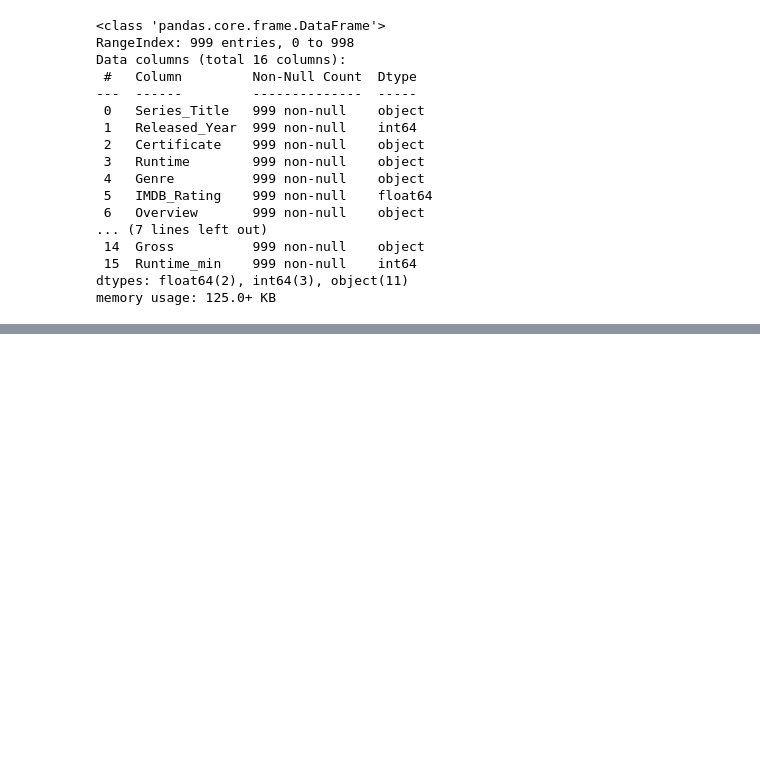
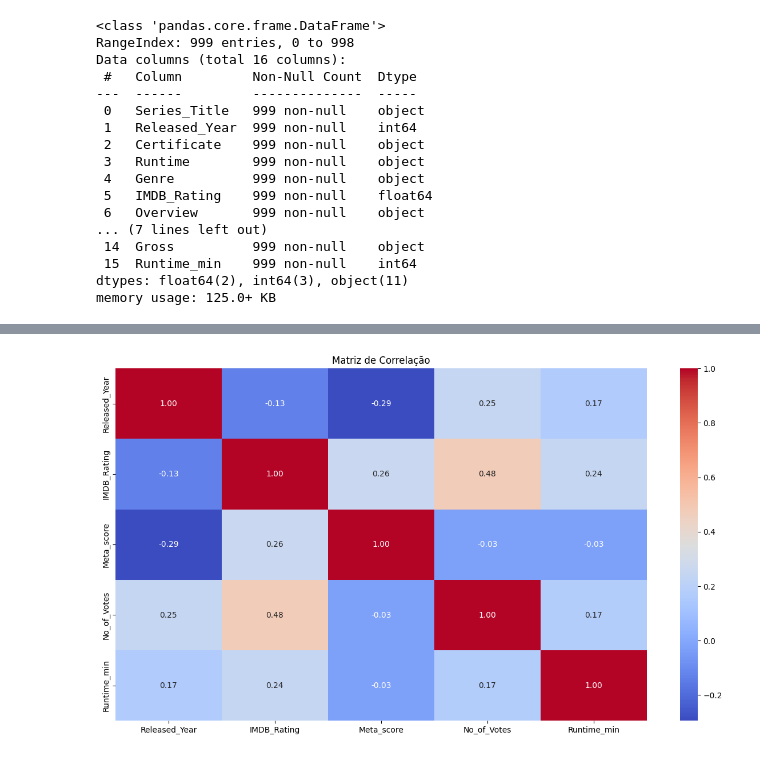
Before and after one commit to anneaiad/LH_CD_ANNE_PIMENTEL, a Jupyter notebook: desafio_indicium_cd.ipynb, the cells around one changed output, grey strips where cells are left out. Drawn from its saved outputs; the diff is of its cells as text; code cells hidden in the pictures; blank space fills up the shorter version.

Commit message:
Análise e Visualização de Dados: respondendo as 3 primeiras perguntas do Desafio.

```diff
--- a/desafio_indicium_cd.ipynb
+++ b/desafio_indicium_cd.ipynb
@@ -283,0 +331,12 @@ dados_tratados.to_csv('dados_tratados_desafio_indicium.csv', index=False)
+# %%
+# Verificando as correlações entre as variáveis
+dados_num = dados_tratados.select_dtypes(include=['int64', 'float64'])
+matriz_dados_corr = dados_num.corr()
+# %%
+# Criando um gráfico heatmap para visualização da matriz de correlação
+plt.figure(figsize=(15,8))
+sns.heatmap(matriz_dados_corr, annot=True, cmap='coolwarm', fmt='.2f')
+plt.title('Matriz de Correlação')
+plt.show()
+# %% [output]
+[figure, added]
```
Also changed, not shown: parts of 75 cells of this notebook.
